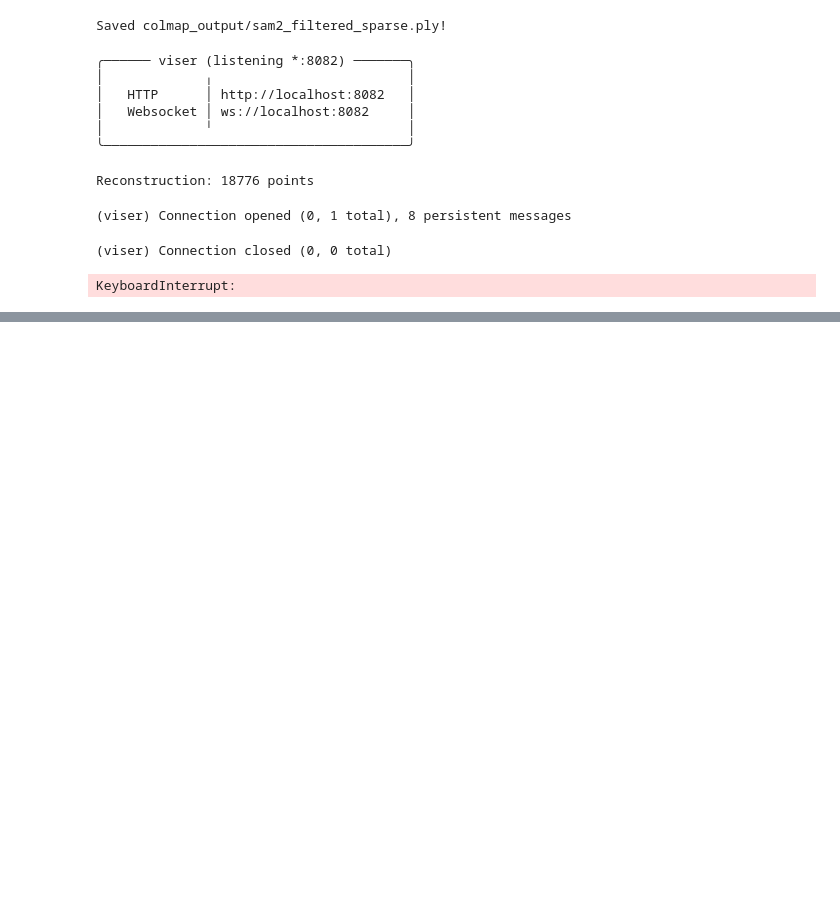
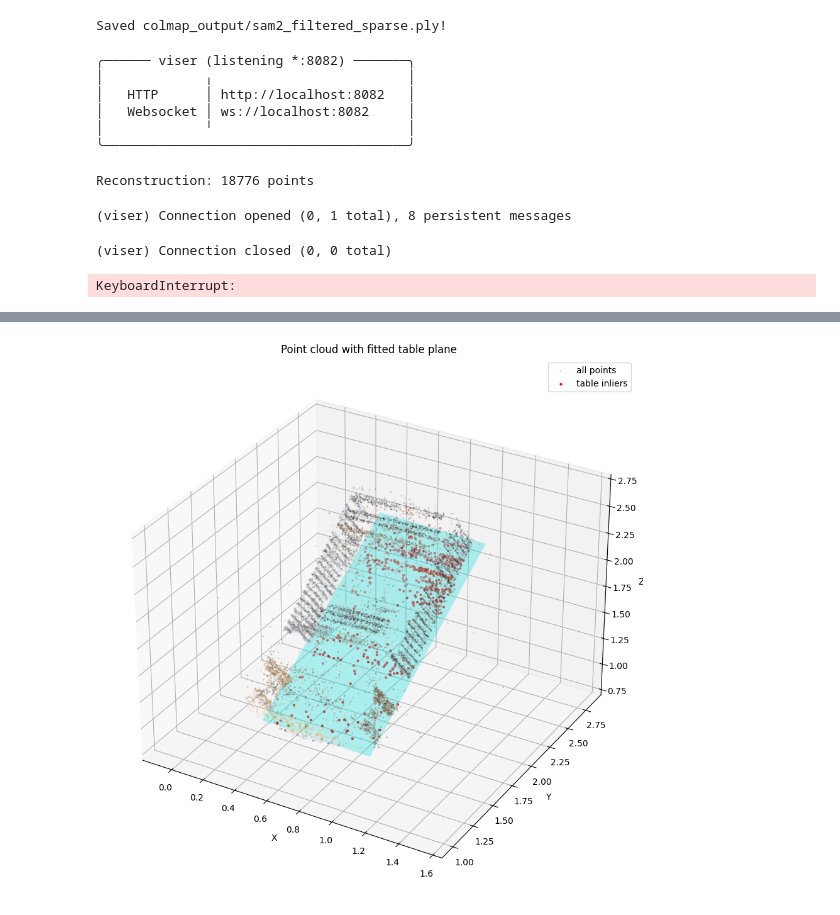
Before and after one commit to Bohdanok/cv_homework_colmap, a Jupyter notebook: colmap_video.ipynb, the cells around one changed output, grey strips where cells are left out. Saved outputs shown, nothing was run; the diff lists cells and outputs as text; code cells hidden in the pictures; blank space fills up the shorter version.

```diff
--- a/colmap_video.ipynb
+++ b/colmap_video.ipynb
@@ -343,0 +729,13 @@ KeyboardInterrupt:
+# %%
+import numpy as np
+from pathlib import Path
+from plyfile import PlyData, PlyElement
+
+input_ply_path = Path("colmap_output/depth_filtered_sparse.ply")
+ply_data = PlyData.read(str(input_ply_path))
+vertex = ply_data['vertex']
+
+points = np.column_stack([vertex['x'], vertex['y'], vertex['z']])
+colors = np.column_stack([vertex['red'], vertex['green'], vertex['blue']]).astype(np.uint8)
+
+print(points.shape[0])
@@ -343,0 +892,74 @@ KeyboardInterrupt:
+# %%
+import numpy as np
+import matplotlib.pyplot as plt
+
+plane_threshold = float(distances_all.min()) * 1.5
+
+if plane is None:
+    print("Plane fitting failed")
+else:
+    a, b, c, d = plane
+    print("Plane: a,b,c,d =", plane)
+
+    normal_vec = np.array([a, b, c], dtype=np.float32)
+    distances_all = np.abs(points @ normal_vec + d)
+
+    table_mask = distances_all < plane_threshold
+    table_idx = np.where(table_mask)[0]
+
+    print("Points classified as table:", int(table_mask.sum()))
+    fig = plt.figure(figsize=(9, 9))
+    ax = fig.add_subplot(111, projection='3d')
+
+    N = points.shape[0]
+
+    if N > 30000:
+        idx_all = np.random.choice(N, size=30000, replace=False)
+    else:
+        idx_all = np.arange(N)
+
+    ax.scatter(
+        points[idx_all, 0],
+        points[idx_all, 1],
+        points[idx_all, 2],
+        c=colors[idx_all] / 255.0,
+        s=1,
+        alpha=0.2,
+        label="all points"
+    )
+
+    if len(table_idx) > 0:
+        ax.scatter(
+            points[table_idx, 0],
+            points[table_idx, 1],
+            points[table_idx, 2],
+            c="red",
+            s=4,
+            label="table inliers"
+        )
+
+        xs_min, xs_max = points[table_idx, 0].min(), points[table_idx, 0].max()
+        ys_min, ys_max = points[table_idx, 1].min(), points[table_idx, 1].max()
+
+        xs = np.linspace(xs_min, xs_max, 20)
+        ys = np.linspace(ys_min, ys_max, 20)
+        X, Y = np.meshgrid(xs, ys)
+
+        if np.abs(c) > 1e-6:
+            Z = (-d - a * X - b * Y) / c
+            ax.plot_surface(X, Y, Z, alpha=0.3, color="cyan")
+        else:
+            print("Warning: plane normal has c≈0, need to solve for a different axis")
+
+    else:
+        print("No table inliers found with this threshold, plane patch not drawn.")
+
+    ax.set_xlabel("X")
+    ax.set_ylabel("Y")
+    ax.set_zlabel("Z")
+    ax.set_title("Point cloud with fitted table plane")
+    ax.legend()
+
+    plt.tight_layout()
+    plt.show()
+# %% [output]
@@ -343,0 +968 @@ KeyboardInterrupt:
+[figure, added]
```
Also changed, not shown: parts of 22 cells of this notebook.
